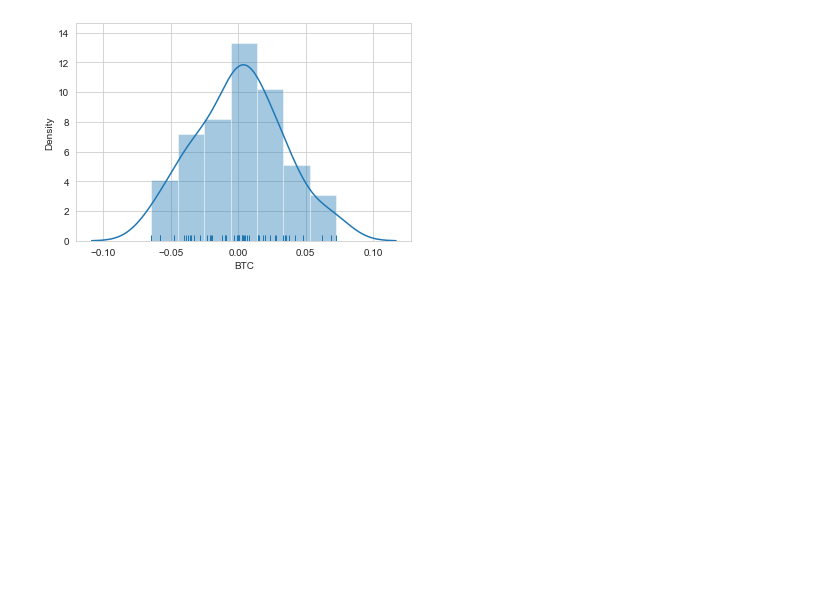
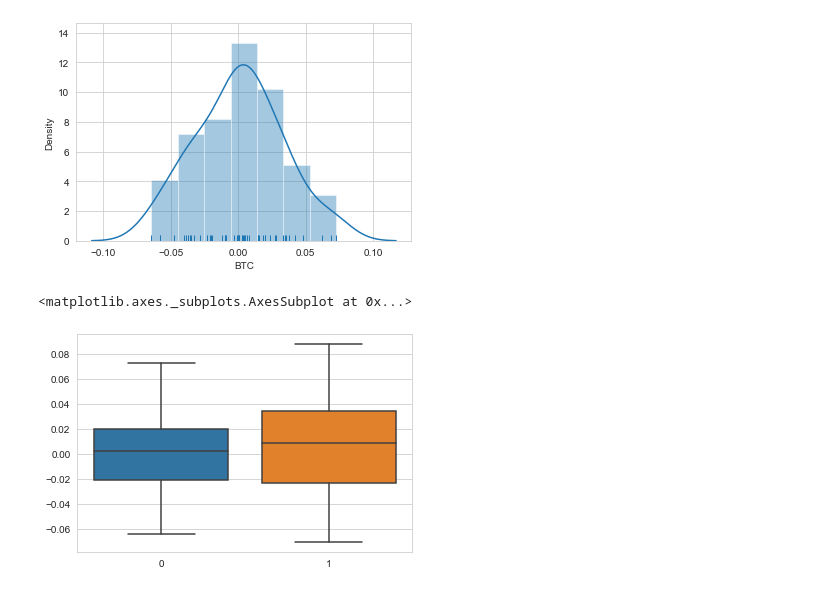
Before and after one commit to TokiedaKodai/Bitcoin-Analysis, a Jupyter notebook: jupyter/analysis_histgram.ipynb, the cells around one changed output. Saved outputs shown, nothing was run; the diff lists cells and outputs as text; code cells hidden in the pictures; blank space fills up the shorter version.

```diff
--- a/jupyter/analysis_kde.ipynb
+++ b/jupyter/analysis_histgram.ipynb
@@ -177,3 +176,8 @@ sns.distplot(df.BTC, rug=True)
 # %% [output]
 <matplotlib.axes._subplots.AxesSubplot at 0x...>
 [figure]
+# %%
+sns.boxplot(data=[df.BTC, df.ETH])
+# %% [output]
+<matplotlib.axes._subplots.AxesSubplot at 0x...>
+[figure, added]
```
Also changed, not shown: parts of 4 cells of this notebook, 1 other file.
